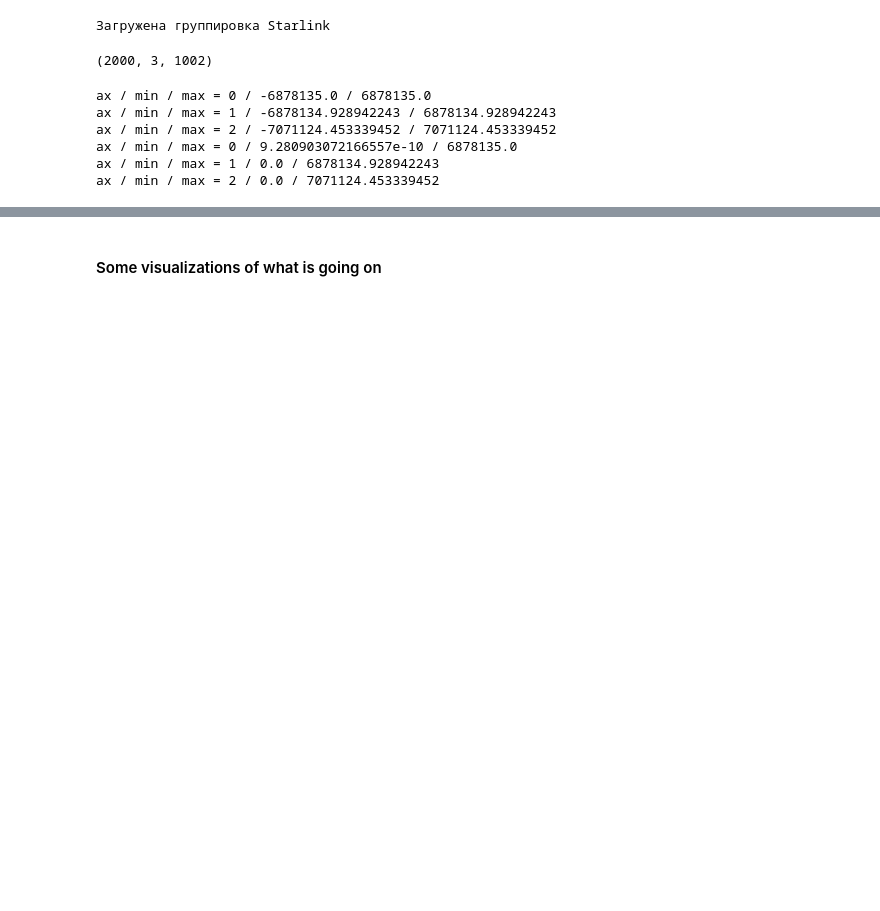
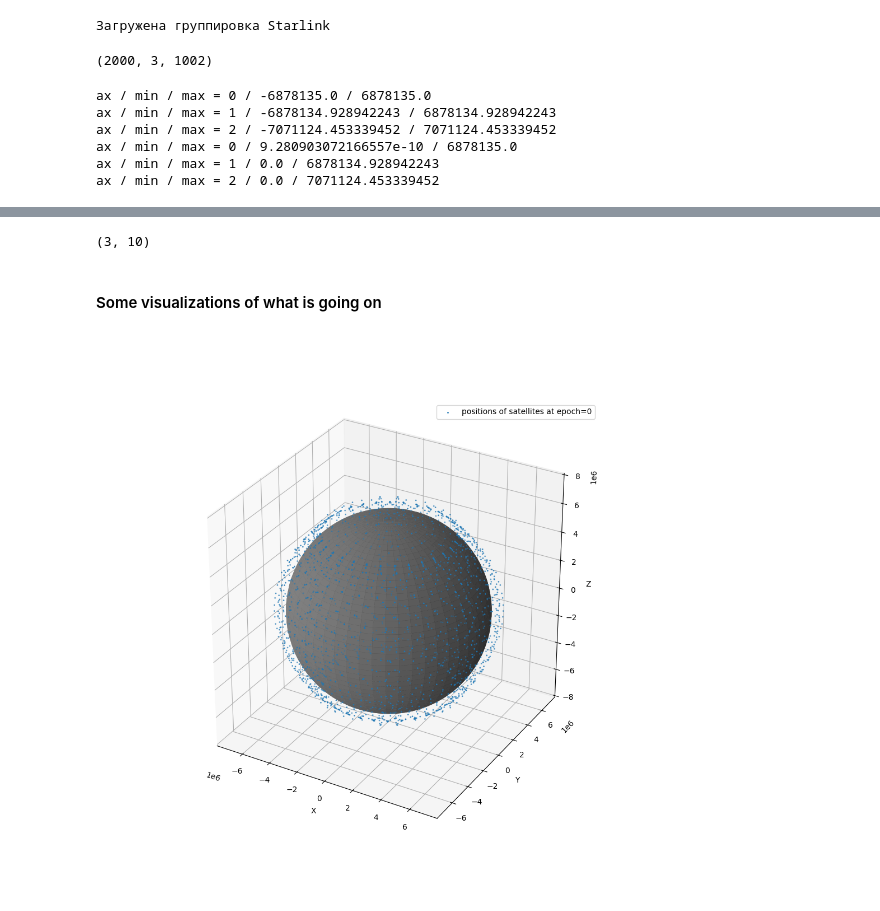
Before and after one commit to stepanzh/mf1440-model-test-cases, a Jupyter notebook: py/notebooks/Untitled.ipynb, the cells around one changed output, grey strips where cells are left out. Cells and saved outputs as stored; diff of their text form; code cells hidden in the pictures; blank space fills up the shorter version.

```diff
--- a/py/notebooks/Untitled.ipynb
+++ b/py/notebooks/Untitled.ipynb
@@ -50,3 +39,7 @@ array([[ 6.87813500e+06,  6.87813415e+06,  6.87813161e+06,
+# %%
+stateEci[0, :, 0:10].shape
+# %% [output]
+(3, 10)
 # %% [markdown]
 #### Some visualizations of what is going on
 # %%
@@ -71,24 +64,26 @@ def plotEarth(ax, **kwargs):
     ax.scatter([sx], [sy], [sz], color='red', s=2)
     ax.text(sx, sy, sz, 'S', color='red')
 
-    return plotSphere(ax, Const.earthRadius, **kwargs)
+    return plotSphere(ax, Const.earthRadius, alpha=1, color='gray')
+
+def createPrettyFigure(fignum):
+    ax = plt.figure(figsize=(10, 10), num=fignum).add_subplot(projection='3d')
+    return ax
+
+def prettifyAxes(ax):
+    ax.set_aspect('equal')
+    ax.set_xlabel('X')
+    ax.set_ylabel('Y')
+    ax.set_zlabel('Z')
+    ax.legend()
+    return ax
 # %%
-def plot_positions_at_epoch(stateEci, epochIdx):
-    ax = plt.figure(figsize=(10, 10), num=f'satellites-epoch={epochIdx}').add_subplot(projection='3d')
-
-    plotEarth(ax, alpha=0.25, color='gray')
-
+def plotPositionsAtEpoch(ax, stateEci, epochIdx):
     ax.scatter(
         stateEci[:, 0, epochIdx],
         stateEci[:, 1, epochIdx],
         stateEci[:, 2, epochIdx],
         s=1,
+        label=f'positions of satellites at epoch={epochIdx}',
     )
-
-    ax.set_title(f'positions of satellites at epoch={epochIdx}')
-    ax.set_aspect('equal')
-    ax.set_xlabel('X')
-    ax.set_ylabel('Y')
-    ax.set_zlabel('Z')
-
     return ax
@@ -97 +90,11 @@ def plot_positions_at_epoch(stateEci, epochIdx):
+# %%
+epochIdx = 0
+ax = createPrettyFigure(f'satellites-epoch={epochIdx}')
+plotEarth(ax)
+plotPositionsAtEpoch(ax, stateEci, epochIdx)
+prettifyAxes(ax)
+plt.legend()
+plt.show()
+# %% [output]
+[figure, added]
 # %%
```
Also changed, not shown: parts of 24 cells of this notebook, 6 other files.
